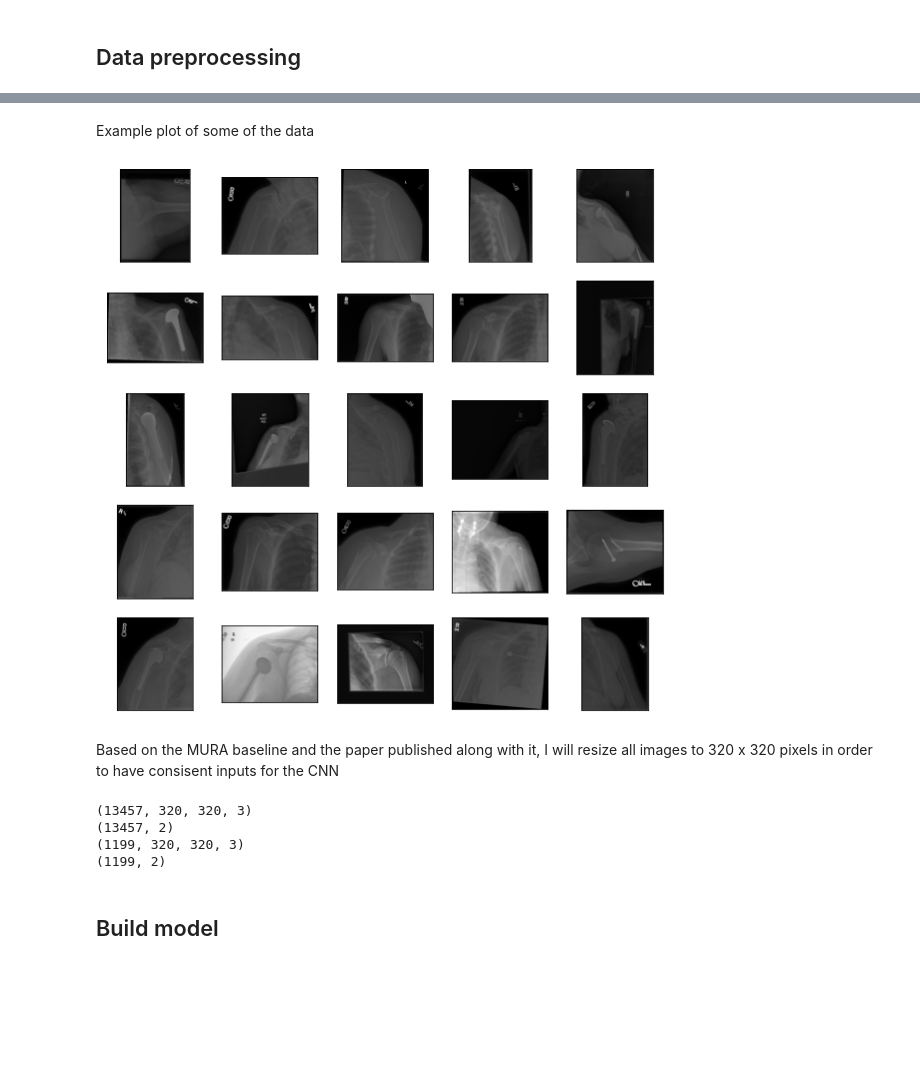
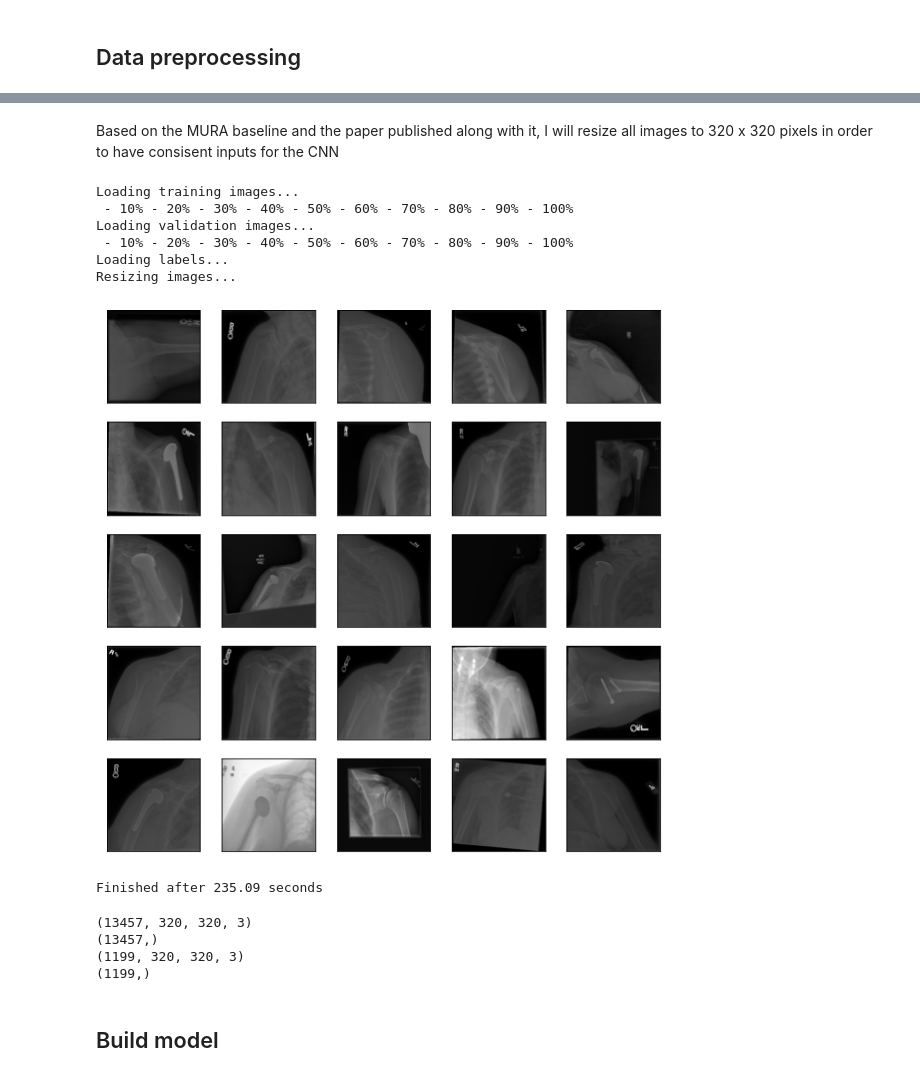
Before and after one commit to GapData/ML_playground, a Jupyter notebook: MURA.ipynb, the cells around one changed output, grey strips where cells are left out. Saved outputs shown, nothing was run; the diff lists cells and outputs as text; code cells hidden in the pictures; blank space fills up the shorter version.

Commit message:
Create function for loading and filtering image data

```diff
--- a/MURA.ipynb
+++ b/MURA.ipynb
@@ -44,10 +46,21 @@ VALID_LABELS = 'MURA-v1.1/valid_labeled_studies.csv'
 RAND_SEED = 333
 SAVE_MODEL = True # constant to stop accidentally loading images again
 SAVE_DN169 = True # constant to stop accidentally re-training model
+
+FILTERS = ["ALL", # all images
+           "ONE_PER_STUDY", # only one image (first one) per study
+           "XR_ELBOW", # only images of specified body part
+           "XR_FINGER",
+           "XR_FOREARM",
+           "XR_HAND",
+           "XR_HUMERUS",
+           "XR_SHOULDER",
+           "XR_WRIST"]
+
+# ------------------------------------------------------------------------------------------------------------------------#
+np.random.seed(RAND_SEED)
+tf.random.set_seed(RAND_SEED)
+pd.set_option('display.max_colwidth', None)
+warnings.filterwarnings("ignore")
 # %% [markdown]
 ## Data preprocessing
-# %%
-train_paths_df = pd.read_csv(TRAIN_PATHS, header=None, names=['Path'])
-train_labels_df = pd.read_csv(TRAIN_LABELS, header=None, names=['Study', 'Abnormal'])
-valid_paths_df = pd.read_csv(VALID_PATHS, header=None, names=['Path'])
-valid_labels_df = pd.read_csv(VALID_LABELS, header=None, names=['Study', 'Abnormal'])
@@ -95,15 +197,2 @@ v_backup = valid_images
-# %% [markdown]
-Example plot of some of the data
-# %%
-plt.figure(figsize=(10,10))
-for i in range(25):
-    plt.subplot(5,5,i+1)
-    plt.xticks([])
-    plt.yticks([])
-    plt.grid(False)
-    plt.imshow(train_images[i], cmap=plt.cm.binary)
-plt.show()
-# %% [output]
-[figure, removed]
 # %% [markdown]
 Based on the MURA baseline and the paper published along with it, I will resize all images to 320 x 320 pixels in order to have consisent inputs for the CNN
@@ -120,13 +199,27 @@ valid_images = np.array(valid_images)
+# %%
+start = time.time()
+train_images, train_labels, valid_images, valid_labels = prep_data(
+    [[TRAIN_PATHS, TRAIN_LABELS], [VALID_PATHS, VALID_LABELS]], (320, 320), FILTERS[1], True, True)
+print(f'Finished after {(time.time() - start):.2f} seconds')
+# %% [output]
+Loading training images...
+ - 10% - 20% - 30% - 40% - 50% - 60% - 70% - 80% - 90% - 100%
+Loading validation images...
+ - 10% - 20% - 30% - 40% - 50% - 60% - 70% - 80% - 90% - 100%
+Loading labels...
+Resizing images...
+[figure, added]
+Finished after 235.09 seconds
 # %%
 # check train and validation set sizes
 print(train_images.shape)
-print(train_labels_df.shape)
+print(train_labels.shape)
 print(valid_images.shape)
-print(valid_labels_df.shape)
+print(valid_labels.shape)
 # %% [output]
 (13457, 320, 320, 3)
-(13457, 2)
+(13457,)
 (1199, 320, 320, 3)
-(1199, 2)
+(1199,)
 # %% [markdown]
 ## Build model
```
Also changed, not shown: parts of 15 cells of this notebook, 1 other file.
